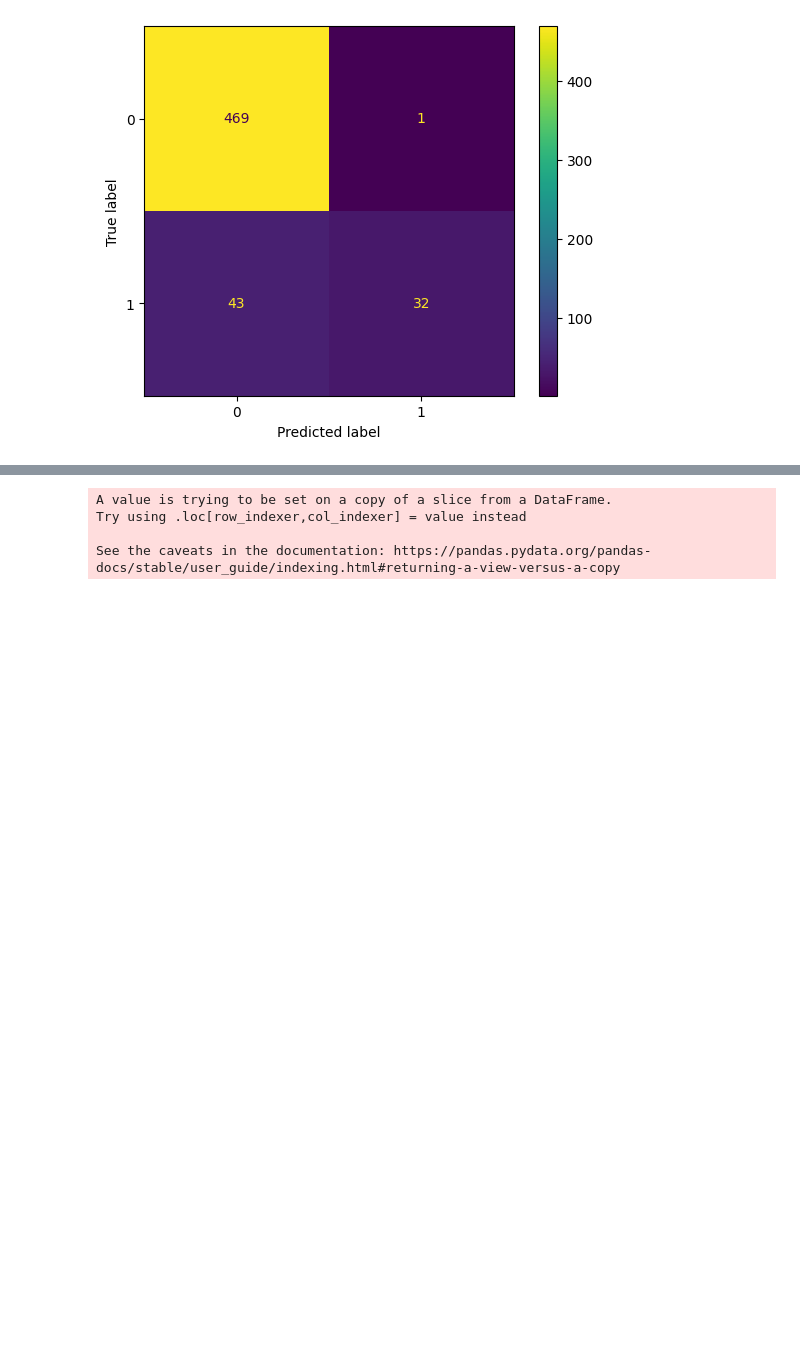
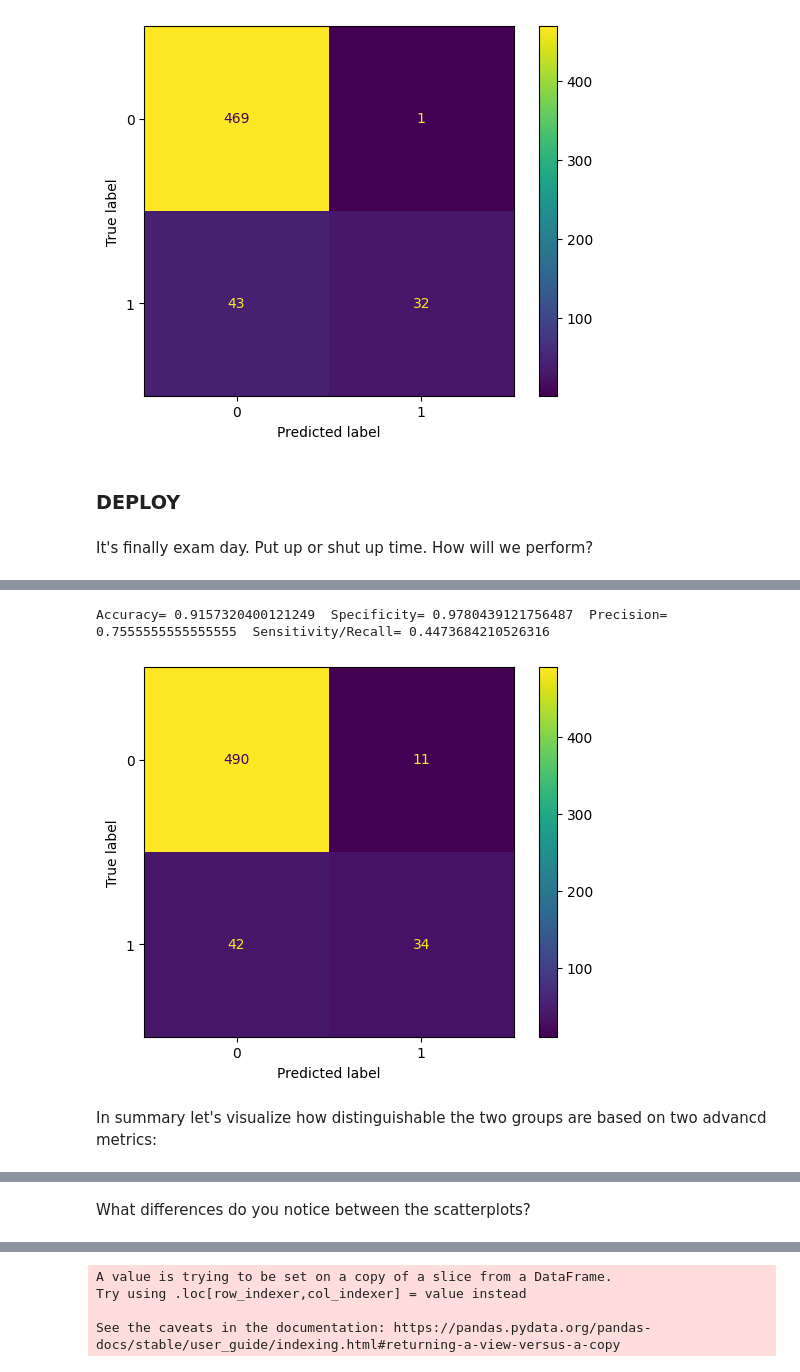
Before and after one commit to ksuaray/AI-Powered_Data_Exploration, a Jupyter notebook: LearNNing.ipynb, the cells around one changed output, grey strips where cells are left out. Cells and saved outputs as stored; diff of their text form; code cells hidden in the pictures; blank space fills up the shorter version.

Commit message:
Images added

```diff
--- a/LearNNing.ipynb
+++ b/LearNNing.ipynb
@@ -398,6 +442,10 @@ print("Accuracy=",acc_nn," Specificity=",specif_nn," Precision=",prec_nn," Sensi
 # %% [output]
 Accuracy= 0.9157320400121249  Specificity= 0.997872340425532  Precision= 0.9696969696969697  Sensitivity/Recall= 0.4266666666666667
 [figure]
+# %% [markdown]
+### **DEPLOY**
+# %% [markdown]
+It's finally exam day. Put up or shut up time. How will we perform?
 # %%
 predictions_test = MLPC_Train_fit.predict(X_Test_p) #Predict
 years_to_combine = [2011, 2023, 2024]
@@ -438,6 +486,25 @@ See the caveats in the documentation: https://pandas.pydata.org/pandas-docs/stab
 | 1393 | Chet Holmgren | 21.0 | OKC | C | 82.0 | 82.0 | 29.4 | 6.2 | 11.6 | 0.530 | 1.6 | ... |
 | 1400 | Evan Mobley | 22.0 | CLE | PF | 50.0 | 50.0 | 30.6 | 6.4 | 11.0 | 0.580 | 0.4 | ... |
 | 1472 | Clint Capela | 29.0 | ATL | C | 73.0 | 73.0 | 25.8 | 4.8 | 8.5 | 0.571 | 0.0 | ... |
+# %%
+cm_test = confusion_matrix(y_Test, predictions_test, labels=None, sample_weight=None, normalize=None)
+disp = ConfusionMatrixDisplay(cm_test, display_labels=None)
+disp.plot()
+
+cm = cm_test
+
+specif_nn = (cm[0,0])/(cm[0,0]+cm[0,1])
+
+prec_nn = (cm[1,1])/(cm[1,1]+cm[0,1])
+
+sens_nn = (cm[1,1])/(cm[1,1]+cm[1,0])
+
+print("Accuracy=",acc_nn," Specificity=",specif_nn," Precision=",prec_nn," Sensitivity/Recall=",sens_nn)
+# %% [output]
+Accuracy= 0.9157320400121249  Specificity= 0.9780439121756487  Precision= 0.7555555555555555  Sensitivity/Recall= 0.4473684210526316
+[figure, added]
+# %% [markdown]
+In summary let's visualize how distinguishable the two groups are based on two advancd metrics:
 # %%
 # prompt: use plotly express to sketch a graph of  the players in the combined_Test2 dataframe. Select two features you think will be able to discriminate well between all stars and non all stars. color the predicted all star group green and the non predicted group red
 
@@ -458,3 +527,5 @@ fig = px.scatter(combined_Test2, x="PER", y="WS", color=combined_Test2['All_Star
 fig.show()
 # %% [output]
 [interactive output not drawn]
+# %% [markdown]
+What differences do you notice between the scatterplots?
```
Also changed, not shown: parts of 21 cells of this notebook.
